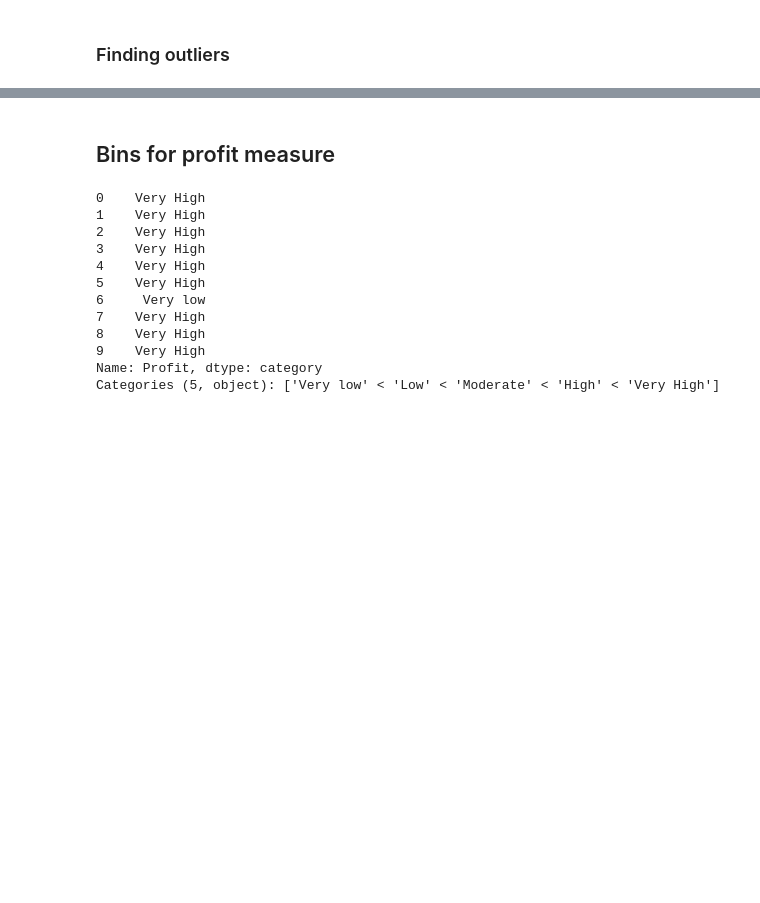
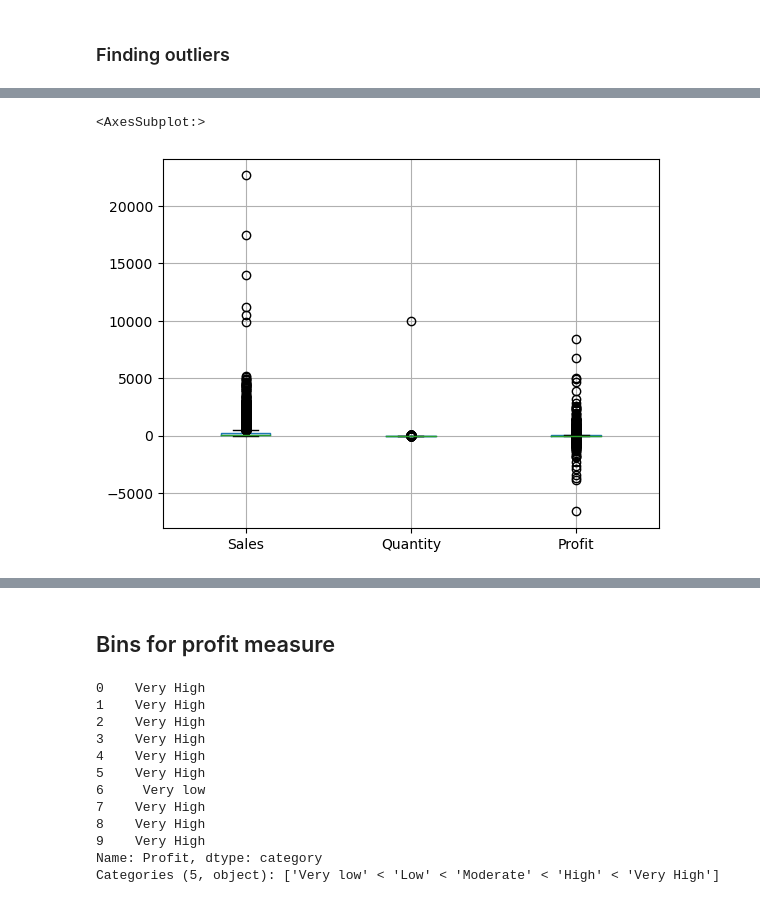
Before and after one commit to EljMorgan/Project3_DataPrep, a Jupyter notebook: Project_main.ipynb, the cells around one changed output, grey strips where cells are left out. Saved outputs shown, nothing was run; the diff lists cells and outputs as text; code cells hidden in the pictures; blank space fills up the shorter version.

```diff
--- a/Project_main.ipynb
+++ b/Project_main.ipynb
@@ -249,0 +293,8 @@ filtered
+# %%
+#plotting a graph with all 3 outliers
+%matplotlib inline
+numeric_col = ['Sales', 'Quantity', 'Profit']
+sales.boxplot(numeric_col)
+# %% [output]
+<AxesSubplot:>
+[figure, added]
```
Also changed, not shown: parts of 32 cells of this notebook.
